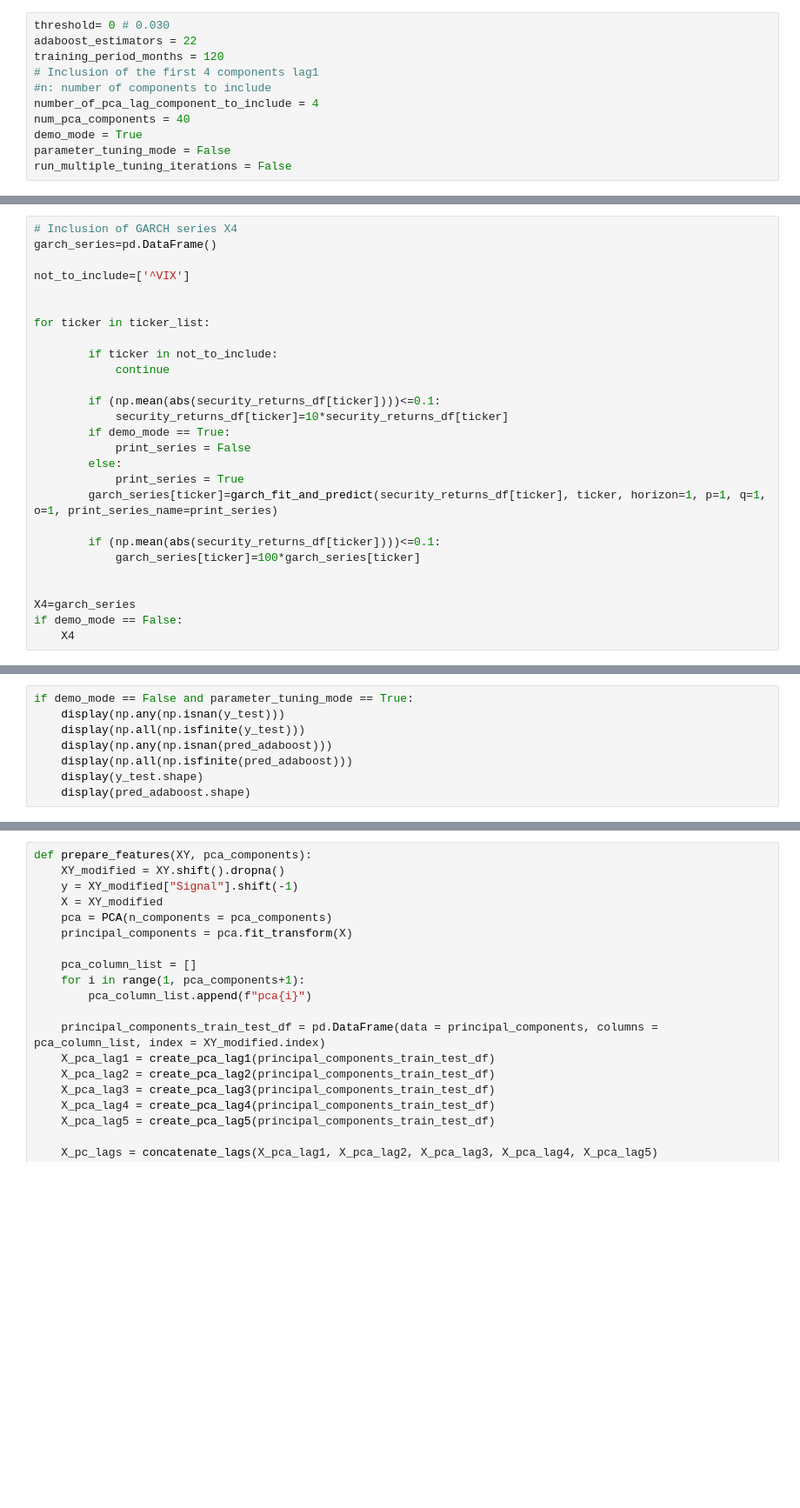
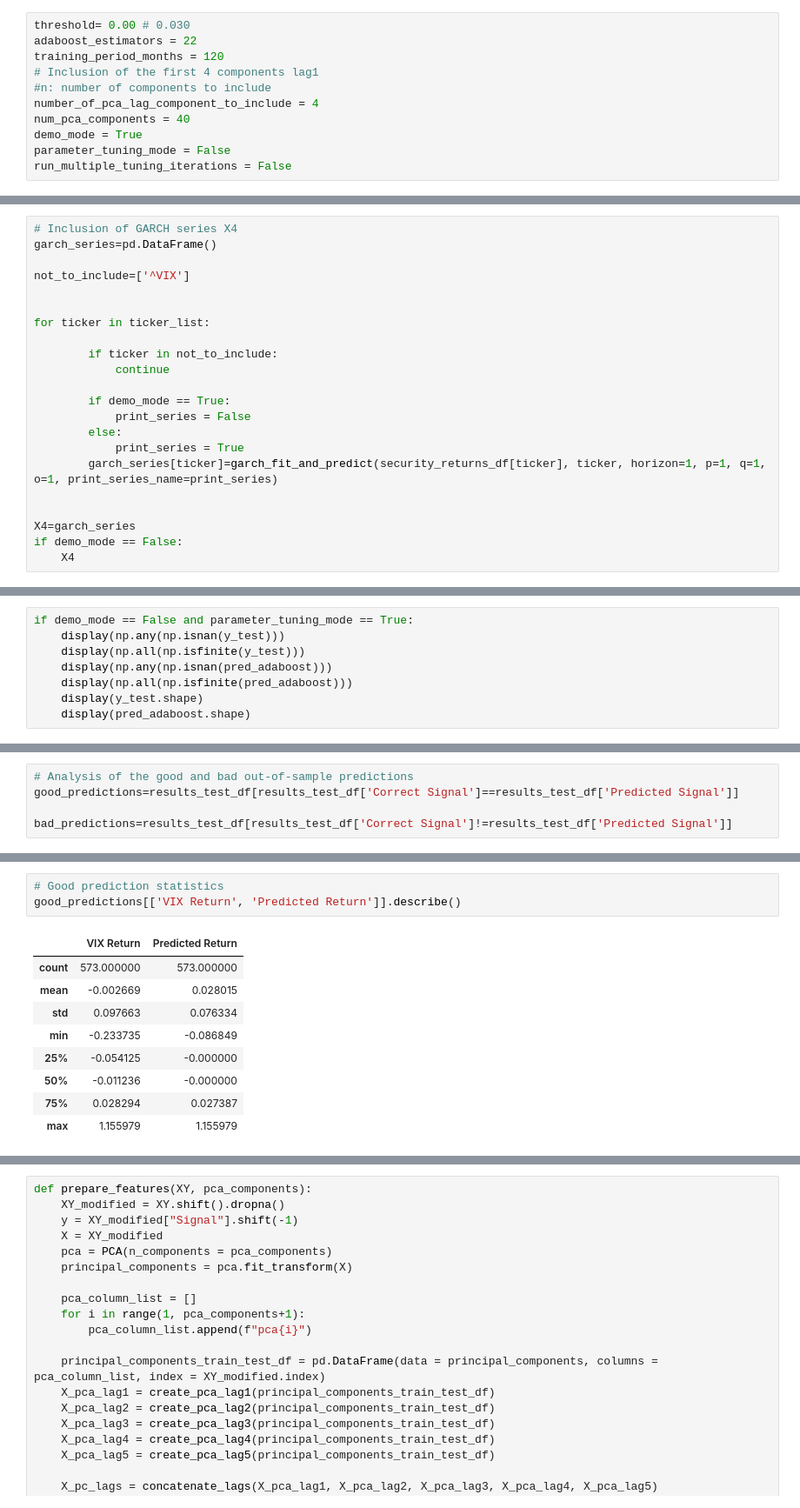
Before and after one commit to sangramsinghg/vix_predictor, a Jupyter notebook: vix_adaboost_model.ipynb, the cells around one changed output, grey strips where cells are left out. Shown: that part at 87% size. Saved outputs shown, nothing was run; the diff lists cells and outputs as text; blank space fills up the shorter version.

Commit message:
Added profitability analysis of AdaBoost model

```diff
--- a/vix_adaboost_model.ipynb
+++ b/vix_adaboost_model.ipynb
@@ -37,7 +31,7 @@ from sklearn.metrics import accuracy_score
 from sklearn.metrics import f1_score
 from sklearn.metrics import recall_score
 # %%
-threshold= 0 # 0.030
+threshold= 0.00 # 0.030
 adaboost_estimators = 22
 training_period_months = 120
 # Inclusion of the first 4 components lag1
@@ -177,17 +167,12 @@ for ticker in ticker_list:
         if ticker in not_to_include:
             continue
 
-        if (np.mean(abs(security_returns_df[ticker])))<=0.1:
-            security_returns_df[ticker]=10*security_returns_df[ticker]
         if demo_mode == True:
             print_series = False
         else:
             print_series = True
         garch_series[ticker]=garch_fit_and_predict(security_returns_df[ticker], ticker, horizon=1, p=1, q=1, o=1, print_series_name=print_series)
 
-        if (np.mean(abs(security_returns_df[ticker])))<=0.1:
-            garch_series[ticker]=100*garch_series[ticker]
-
 
 X4=garch_series
 if demo_mode == False:
@@ -779,0 +886,5 @@ weighted avg       0.58      0.58      0.58       986
+# %%
+# Analysis of the good and bad out-of-sample predictions
+good_predictions=results_test_df[results_test_df['Correct Signal']==results_test_df['Predicted Signal']]
+
+bad_predictions=results_test_df[results_test_df['Correct Signal']!=results_test_df['Predicted Signal']]
@@ -779,0 +904,13 @@ weighted avg       0.58      0.58      0.58       986
+# %%
+# Good prediction statistics
+good_predictions[['VIX Return', 'Predicted Return']].describe()
+# %% [output]
+|  | VIX Return | Predicted Return |
+| count | 573.000000 | 573.000000 |
+| mean | -0.002669 | 0.028015 |
+| std | 0.097663 | 0.076334 |
+| min | -0.233735 | -0.086849 |
+| 25% | -0.054125 | -0.000000 |
+| 50% | -0.011236 | -0.000000 |
+| 75% | 0.028294 | 0.027387 |
+| max | 1.155979 | 1.155979 |
```
Also changed, not shown: parts of 25 cells of this notebook, 1 other file.
